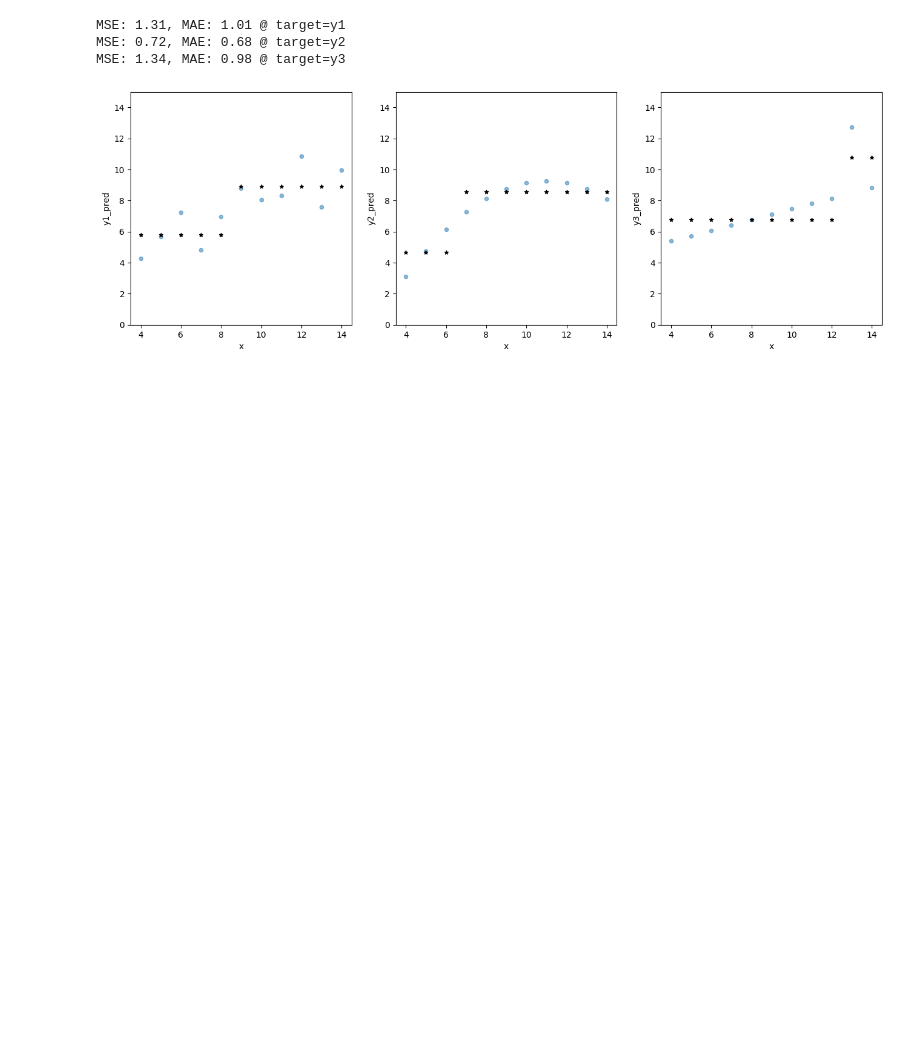
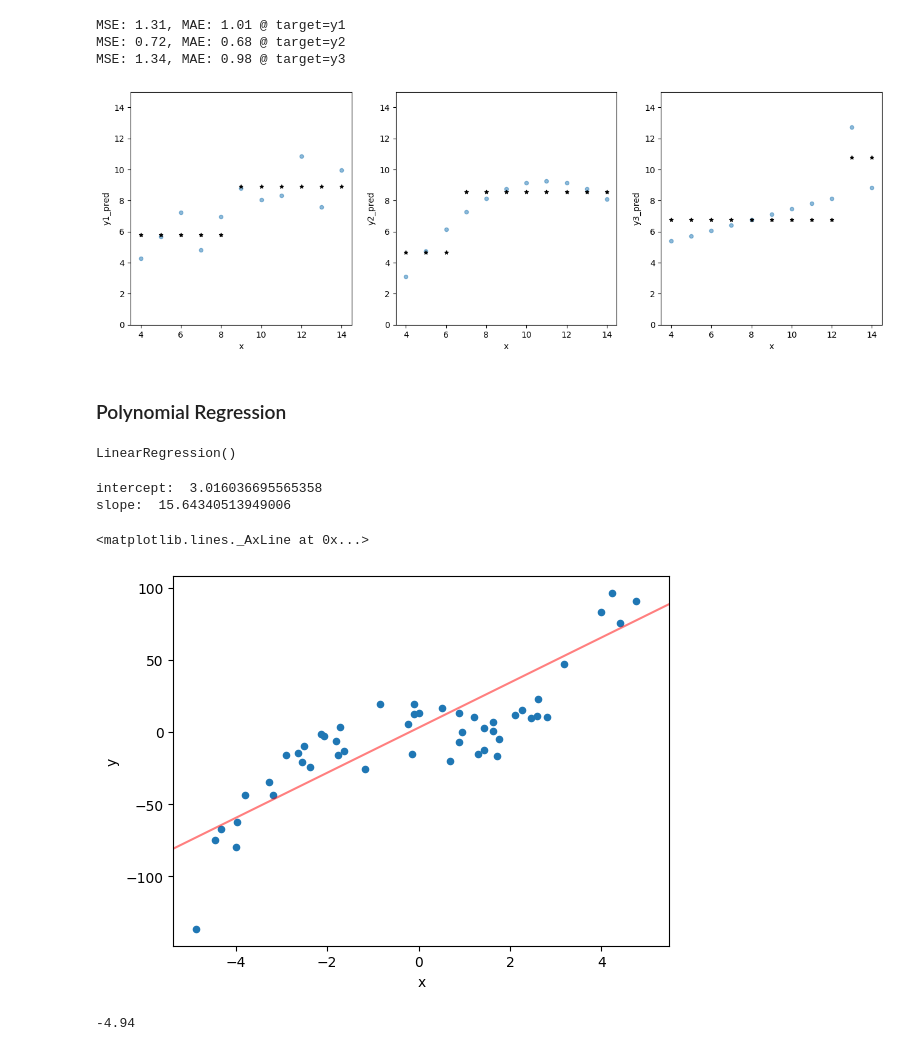
Before and after one commit to Biber76/MachineLearning, a Jupyter notebook: Regression.ipynb, the cells around one changed output. Drawn from its saved outputs; the diff is of its cells as text; code cells hidden in the pictures; blank space fills up the shorter version.

```diff
--- a/Regression.ipynb
+++ b/Regression.ipynb
@@ -207,3 +228,5 @@ MSE: 1.31, MAE: 1.01 @ target=y1
 MSE: 0.72, MAE: 0.68 @ target=y2
 MSE: 1.34, MAE: 0.98 @ target=y3
 [figure]
+# %% [markdown]
+### Polynomial Regression
@@ -209,0 +236,24 @@ MSE: 1.34, MAE: 0.98 @ target=y3
+# %%
+reg = LinearRegression()
+reg.fit(df_poly[['x']], df_poly['y'])
+# %% [output]
+LinearRegression()
+# %%
+print('intercept: ', reg.intercept_, '\nslope: ', reg.coef_[0] )
+# %% [output]
+intercept:  3.016036695565358
+slope:  15.64340513949006
+# %%
+min_poly = df_poly.sample(50)['x'].min()
+max_poly = df_poly.sample(50)['x'].max()
+
+
+df_poly.sample(50).plot(kind='scatter', x='x', y='y')
+plt.axline((min_poly, 3.01 + min_poly * 15.64), (max_poly, 3.01 + max_poly * 15.64), color='red', alpha=0.5)
+# %% [output]
+<matplotlib.lines._AxLine at 0x...>
+[figure, added]
+# %%
+df_poly.sample(50)['x'].min()
+# %% [output]
+-4.94
```
Also changed, not shown: parts of 10 cells of this notebook.
